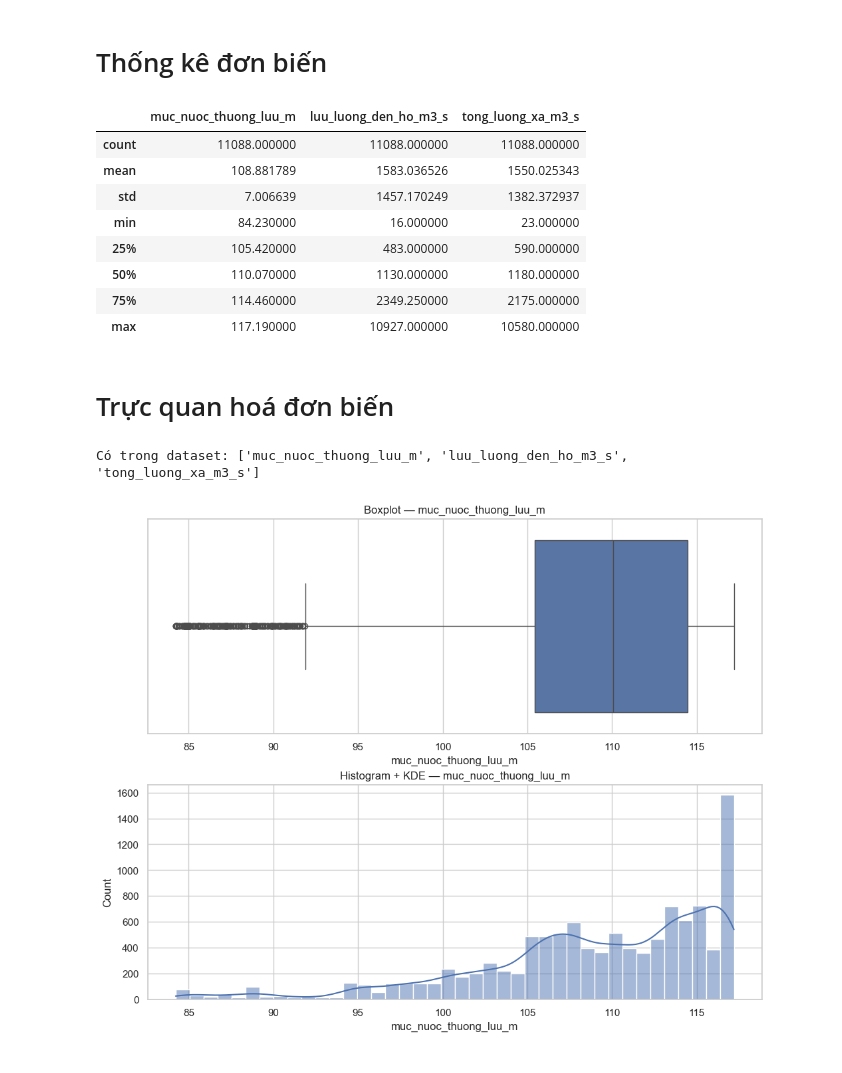
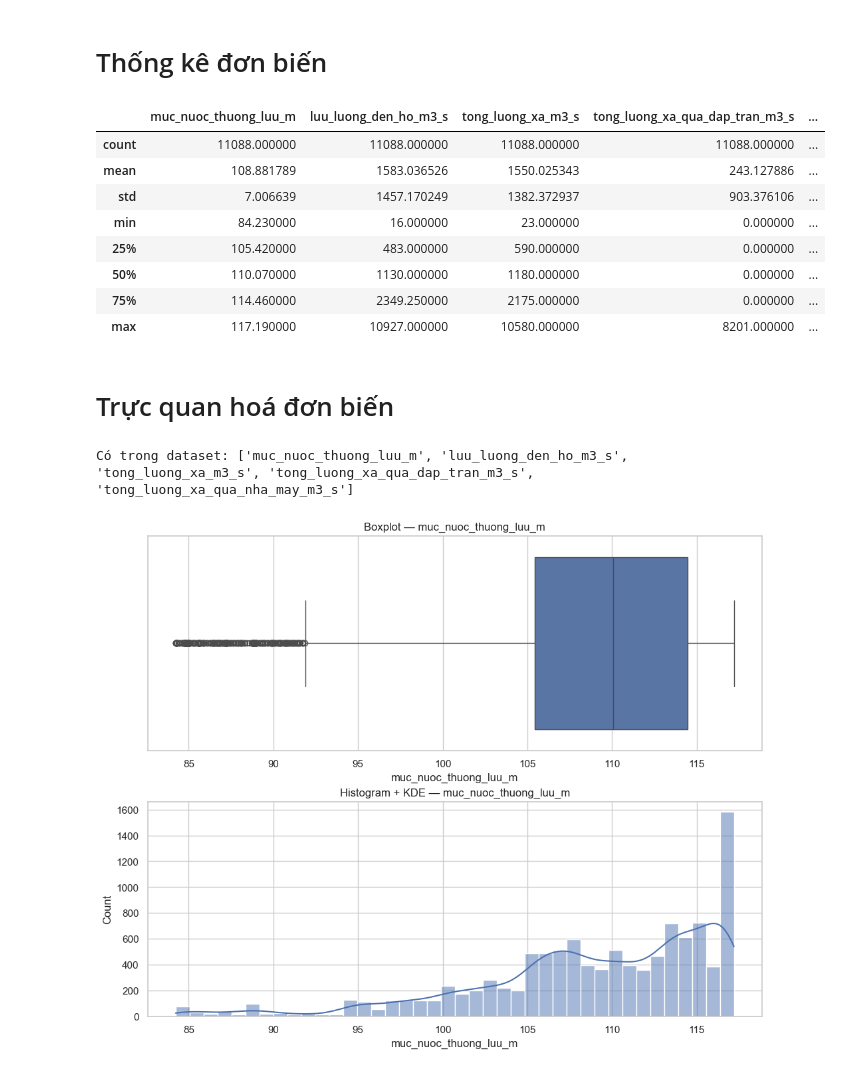
Before and after one commit to leducthanh041/CS313-DoAn, a Jupyter notebook: 03.EDA.ipynb, the cells around one changed output. Saved outputs shown, nothing was run; the diff lists cells and outputs as text; code cells hidden in the pictures.

```diff
--- a/03.EDA.ipynb
+++ b/03.EDA.ipynb
@@ -68,24 +68,26 @@ df.head()
 # %%
 cols_target = [
     "muc_nuoc_thuong_luu_m",
     "luu_luong_den_ho_m3_s",
     "tong_luong_xa_m3_s",
+    "tong_luong_xa_qua_dap_tran_m3_s",
+    "tong_luong_xa_qua_nha_may_m3_s"
 ]
 
 df.to_csv("./data_thuydien/ThuyDien_hoa_binh_cleaned.csv", index=False)
 
 
 df[cols_target].describe()
 # %% [output]
-|  | muc_nuoc_thuong_luu_m | luu_luong_den_ho_m3_s | tong_luong_xa_m3_s |
-| count | 11088.000000 | 11088.000000 | 11088.000000 |
-| mean | 108.881789 | 1583.036526 | 1550.025343 |
-| std | 7.006639 | 1457.170249 | 1382.372937 |
-| min | 84.230000 | 16.000000 | 23.000000 |
-| 25% | 105.420000 | 483.000000 | 590.000000 |
-| 50% | 110.070000 | 1130.000000 | 1180.000000 |
-| 75% | 114.460000 | 2349.250000 | 2175.000000 |
-| max | 117.190000 | 10927.000000 | 10580.000000 |
+|  | muc_nuoc_thuong_luu_m | luu_luong_den_ho_m3_s | tong_luong_xa_m3_s | tong_luong_xa_qua_dap_tran_m3_s | ... |
+| count | 11088.000000 | 11088.000000 | 11088.000000 | 11088.000000 | ... |
+| mean | 108.881789 | 1583.036526 | 1550.025343 | 243.127886 | ... |
+| std | 7.006639 | 1457.170249 | 1382.372937 | 903.376106 | ... |
+| min | 84.230000 | 16.000000 | 23.000000 | 0.000000 | ... |
+| 25% | 105.420000 | 483.000000 | 590.000000 | 0.000000 | ... |
+| 50% | 110.070000 | 1130.000000 | 1180.000000 | 0.000000 | ... |
+| 75% | 114.460000 | 2349.250000 | 2175.000000 | 0.000000 | ... |
+| max | 117.190000 | 10927.000000 | 10580.000000 | 8201.000000 | ... |
 # %% [markdown]
 # Trực quan hoá đơn biến
 # %%
@@ -94,6 +96,8 @@ cols_target = [
     "muc_nuoc_thuong_luu_m",
     "luu_luong_den_ho_m3_s",
     "tong_luong_xa_m3_s",
+    "tong_luong_xa_qua_dap_tran_m3_s",
+    "tong_luong_xa_qua_nha_may_m3_s"
 ]
 
 present = [c for c in cols_target if c in df.columns]
@@ -104,7 +108,7 @@ if missing:
 
 out_dir = "./data_thuydien/plots_thuydien"
 # %% [output]
-Có trong dataset: ['muc_nuoc_thuong_luu_m', 'luu_luong_den_ho_m3_s', 'tong_luong_xa_m3_s']
+Có trong dataset: ['muc_nuoc_thuong_luu_m', 'luu_luong_den_ho_m3_s', 'tong_luong_xa_m3_s', 'tong_luong_xa_qua_dap_tran_m3_s', 'tong_luong_xa_qua_nha_may_m3_s']
 # %%
 c = "muc_nuoc_thuong_luu_m"
 s = df[c].dropna().astype(float)
```
Also changed, not shown: parts of 8 cells of this notebook, 17 other files.
